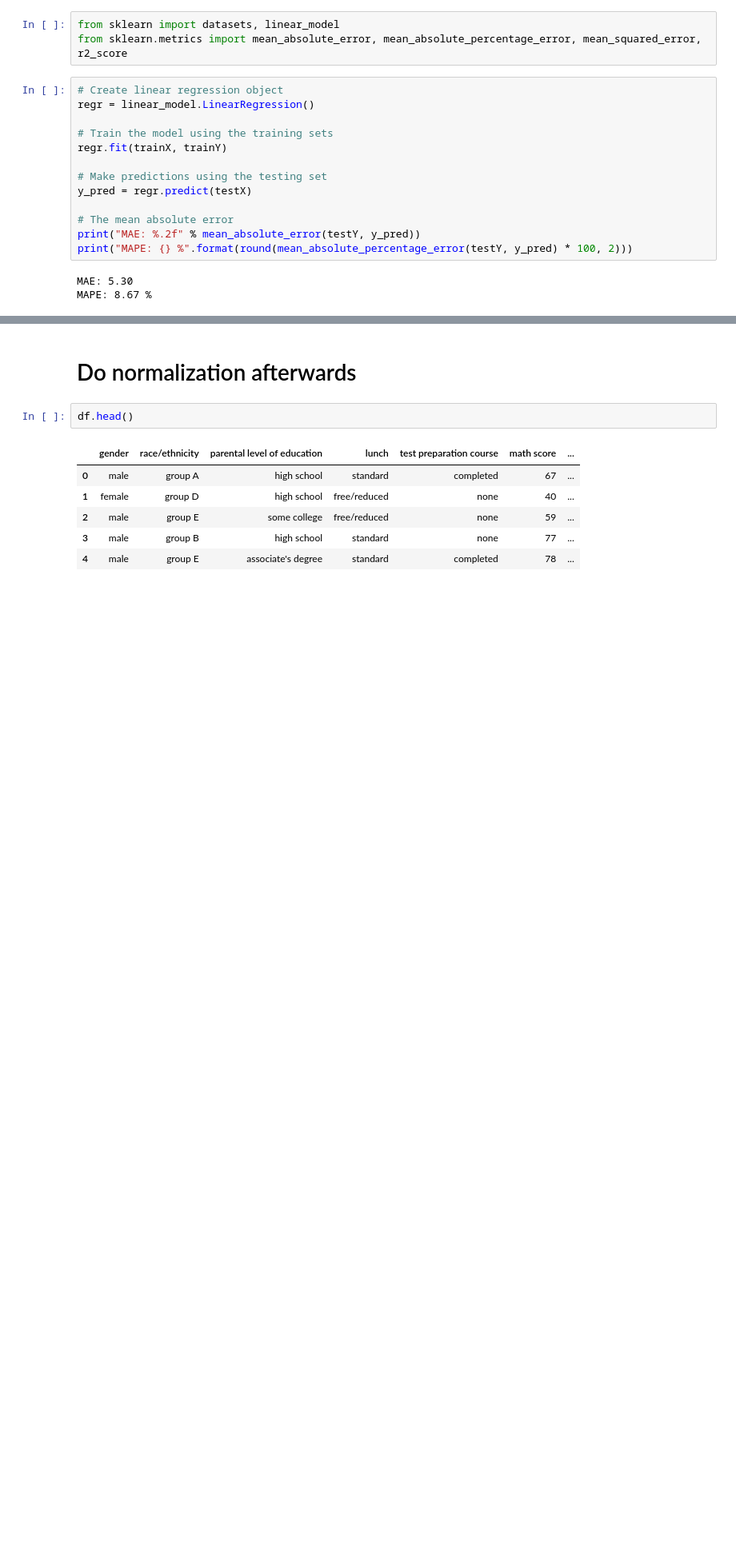
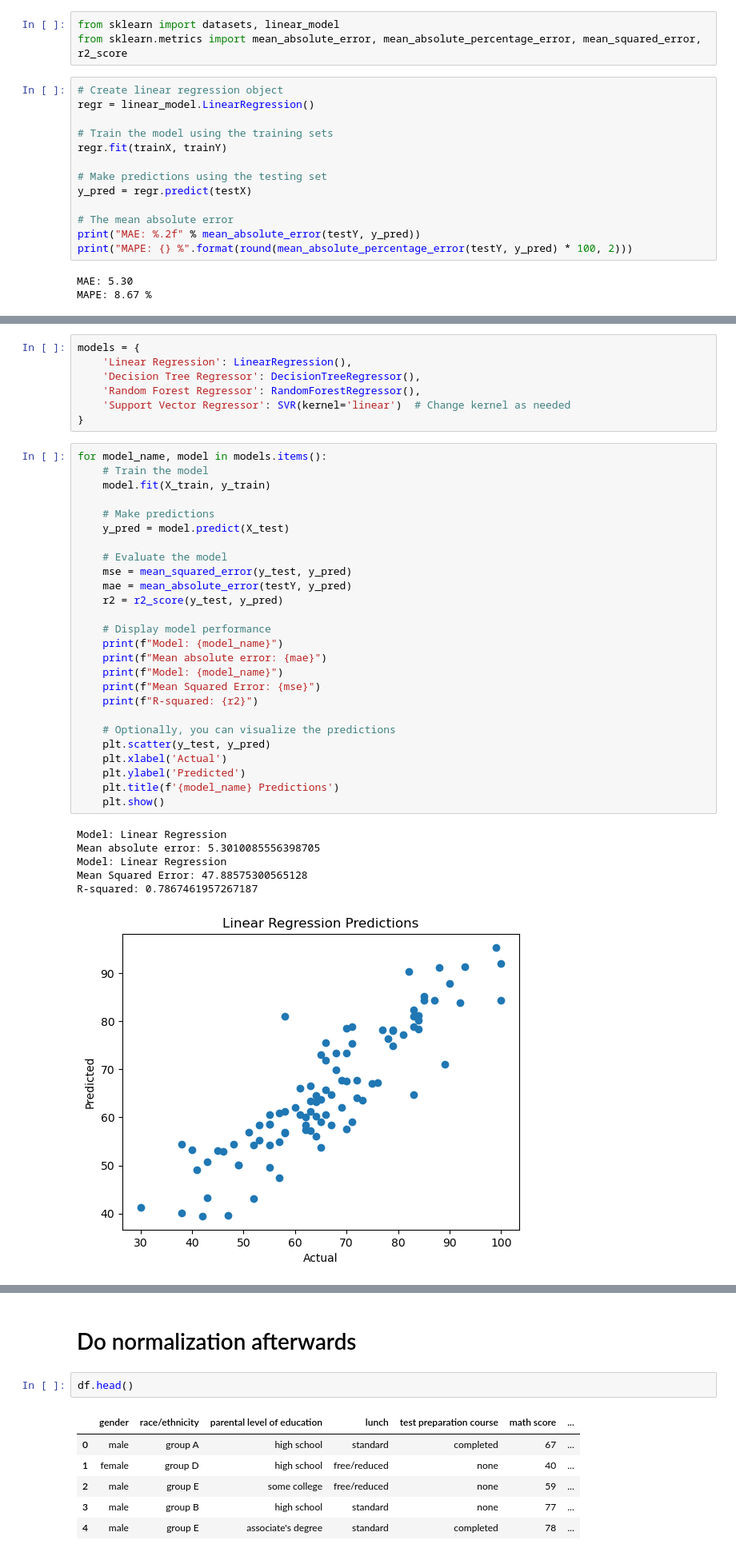
Before and after one commit to pepebonet/Intermediate_Python_BBA, a Jupyter notebook: Class_5/scripts/Code_class_5.ipynb, the cells around one changed output, grey strips where cells are left out. Shown at 80% size. Saved outputs shown, nothing was run; the diff lists cells and outputs as text; blank space fills up the shorter version.

```diff
--- a/Class_5/scripts/Code_class_5.ipynb
+++ b/Class_5/scripts/Code_class_5.ipynb
@@ -415,0 +505,40 @@ Coefficient of determination: 0.79
+# %%
+models = {
+    'Linear Regression': LinearRegression(),
+    'Decision Tree Regressor': DecisionTreeRegressor(),
+    'Random Forest Regressor': RandomForestRegressor(),
+    'Support Vector Regressor': SVR(kernel='linear')  # Change kernel as needed
+}
+# %%
+for model_name, model in models.items():
+    # Train the model
+    model.fit(X_train, y_train)
+
+    # Make predictions
+    y_pred = model.predict(X_test)
+
+    # Evaluate the model
+    mse = mean_squared_error(y_test, y_pred)
+    mae = mean_absolute_error(testY, y_pred)
+    r2 = r2_score(y_test, y_pred)
+
+    # Display model performance
+    print(f"Model: {model_name}")
+    print(f"Mean absolute error: {mae}")
+    print(f"Model: {model_name}")
+    print(f"Mean Squared Error: {mse}")
+    print(f"R-squared: {r2}")
+
+    # Optionally, you can visualize the predictions
+    plt.scatter(y_test, y_pred)
+    plt.xlabel('Actual')
+    plt.ylabel('Predicted')
+    plt.title(f'{model_name} Predictions')
+    plt.show()
+# %% [output]
+Model: Linear Regression
+Mean absolute error: 5.3010085556398705
+Model: Linear Regression
+Mean Squared Error: 47.88575300565128
+R-squared: 0.7867461957267187
+[figure, added]
```
Also changed, not shown: parts of 32 cells of this notebook, 1 other file.
